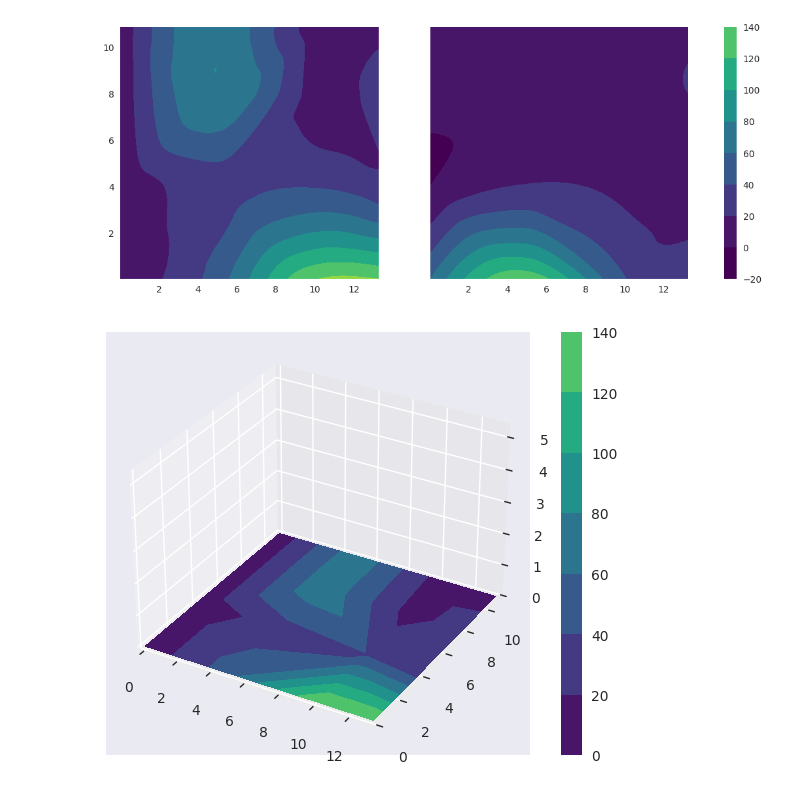
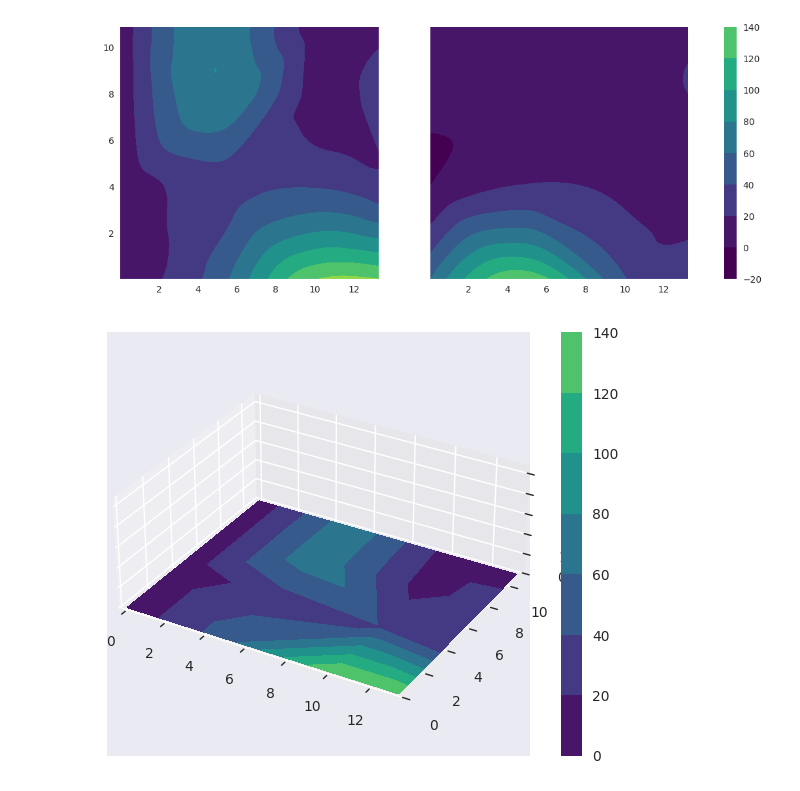
Before and after one commit to llamington/Bluetooth-Direction-Finding-Simulation, a Jupyter notebook: lab-testing.ipynb, the cells around one changed output. Cells and saved outputs as stored; diff of their text form; code cells hidden in the pictures.

Commit message:
better placement of colorbar

```diff
--- a/lab-testing.ipynb
+++ b/lab-testing.ipynb
@@ -111,51 +111,56 @@ interpolated = griddata(
 
 fig = plt.figure()
 ax = fig.add_subplot(projection="3d")
+colorbar_added = False
 
 
 def animate(idx_z):
-    global img
+    global colorbar_added
     z_idx, z = idx_z
     ax.cla()
     ax.set_xlim3d(0, x_max)
     ax.set_ylim3d(0, y_max)
     ax.set_zlim3d(0, z_max)
+    ax.set_box_aspect((x_max, y_max, z_max))
     if z_idx > 1:
         ax.contourf(
-            grid_x[0, :, :z_idx+1],
-            interpolated[0, :, :z_idx+1],
-            grid_z[0, :, :z_idx+1],
+            grid_x[0, :, : z_idx + 1],
+            interpolated[0, :, : z_idx + 1],
+            grid_z[0, :, : z_idx + 1],
             zdir="y",
             offset=0,
-            cmap="viridis"
+            cmap="viridis",
         )
         ax.contourf(
-            interpolated[:, -1, :z_idx+1],
-            grid_y[:, -1, :z_idx+1],
-            grid_z[:, -1, :z_idx+1],
+            interpolated[:, -1, : z_idx + 1],
+            grid_y[:, -1, : z_idx + 1],
+            grid_z[:, -1, : z_idx + 1],
             zdir="x",
             offset=x_max,
-            cmap="viridis"
+            cmap="viridis",
         )
 
     img = ax.contourf(
         grid_x[:, :, 0],
         grid_y[:, :, 0],
         interpolated[:, :, z_idx],
         zdir="z",
         offset=z,
         vmin=0,
         vmax=180,
         extent=(0, x_max, 0, y_max),
         origin="lower",
         cmap="viridis",
     )
+    if not colorbar_added:
+        colorbar_added = True
+        plt.colorbar(img, ax=ax)
 
     return img.collections
 
 
 anim = FuncAnimation(fig, animate, enumerate(zs))
-plt.colorbar(img, ax=ax)
+
 anim.save("error_slice.gif", fps=30, dpi=300)
 # %% [output]
-[figure, old version]
+[figure, new version]
```
